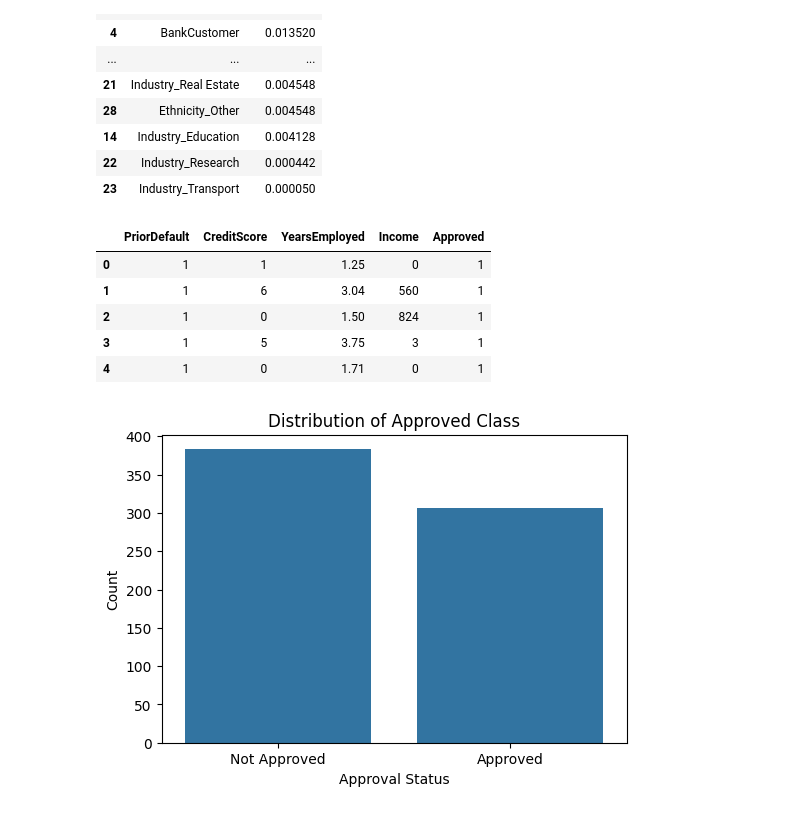
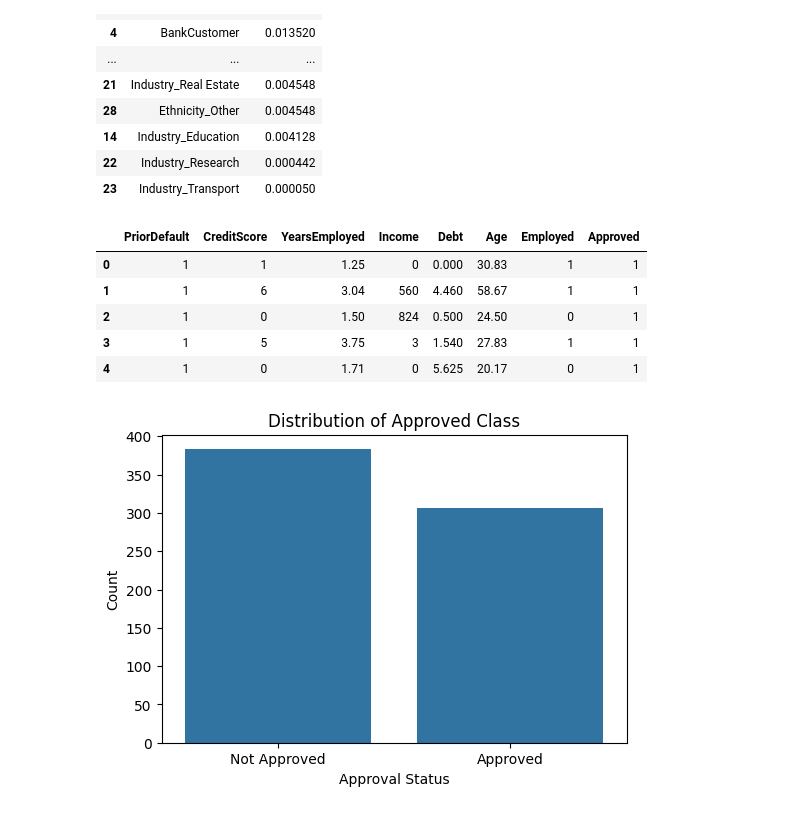
Before and after one commit to ZahirAhmadChaudhry/credit-cards-approval-classification-using-SVM, a Jupyter notebook: src/Data_Preprocessing.ipynb, the cells around one changed output. Cells and saved outputs as stored; diff of their text form; code cells hidden in the pictures.

```diff
--- a/src/Data_Preprocessing.ipynb
+++ b/src/Data_Preprocessing.ipynb
@@ -161,17 +161,17 @@ features_df
 | 23 | Industry_Transport | 0.000050 |
 # %%
 # Refining the dataset to include only the selected top features and the target variable
-selected_features = ['PriorDefault', 'CreditScore', 'YearsEmployed', 'Income', 'Approved']
+selected_features = ['PriorDefault', 'CreditScore', 'YearsEmployed', 'Income', 'Debt', 'Age', 'Employed', 'Approved']
 df_refined = df_encoded[selected_features]
 
 df_refined.head()
 # %% [output]
-|  | PriorDefault | CreditScore | YearsEmployed | Income | Approved |
-| 0 | 1 | 1 | 1.25 | 0 | 1 |
-| 1 | 1 | 6 | 3.04 | 560 | 1 |
-| 2 | 1 | 0 | 1.50 | 824 | 1 |
-| 3 | 1 | 5 | 3.75 | 3 | 1 |
-| 4 | 1 | 0 | 1.71 | 0 | 1 |
+|  | PriorDefault | CreditScore | YearsEmployed | Income | Debt | Age | Employed | Approved |
+| 0 | 1 | 1 | 1.25 | 0 | 0.000 | 30.83 | 1 | 1 |
+| 1 | 1 | 6 | 3.04 | 560 | 4.460 | 58.67 | 1 | 1 |
+| 2 | 1 | 0 | 1.50 | 824 | 0.500 | 24.50 | 0 | 1 |
+| 3 | 1 | 5 | 3.75 | 3 | 1.540 | 27.83 | 1 | 1 |
+| 4 | 1 | 0 | 1.71 | 0 | 5.625 | 20.17 | 0 | 1 |
 # %%
 import matplotlib.pyplot as plt
 import seaborn as sns
```
Also changed, not shown: parts of 9 cells of this notebook, 1 other file.
